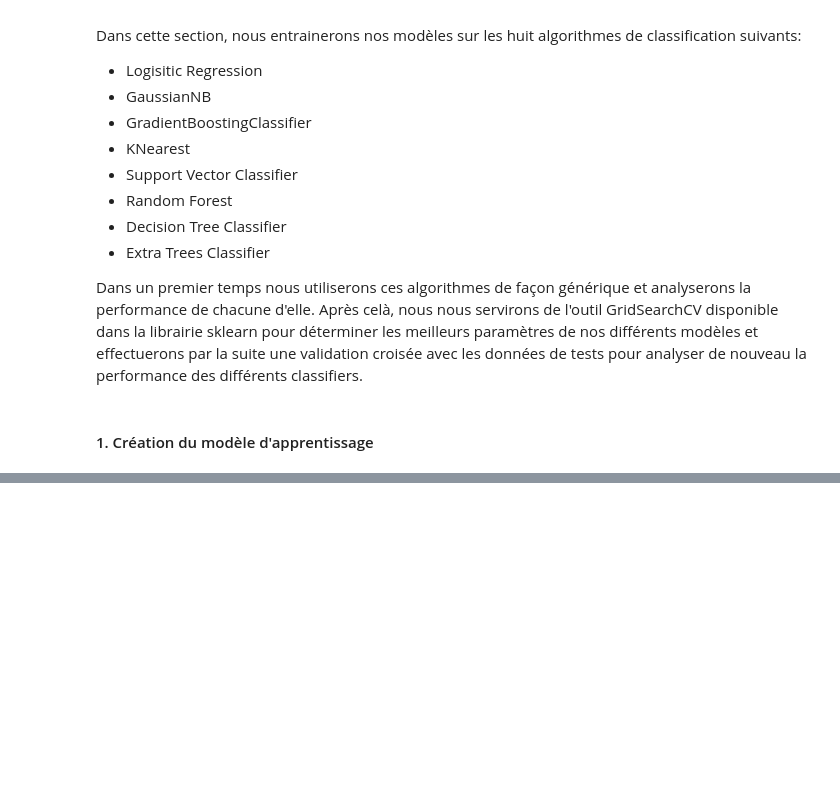
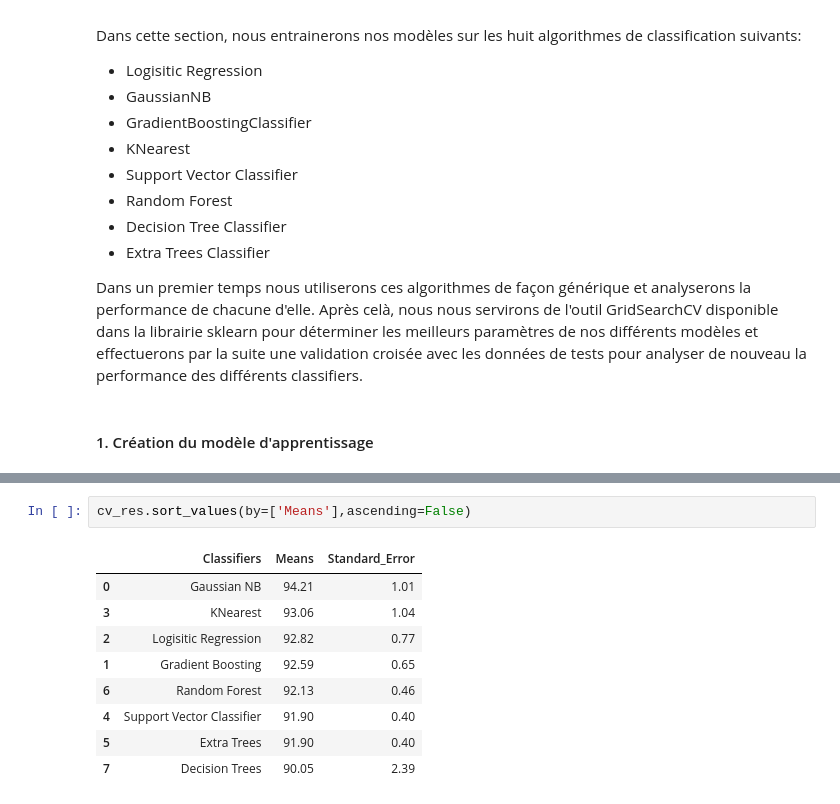
Before and after one commit to karidioulah/Climate-Model-Simulation-Crashes-Prediction, a Jupyter notebook: prediction_simulation_crashes.ipynb, the cells around one changed output, grey strips where cells are left out. Cells and saved outputs as stored; diff of their text form; blank space fills up the shorter version.

```diff
--- a/prediction_simulation_crashes.ipynb
+++ b/prediction_simulation_crashes.ipynb
@@ -293,0 +357,12 @@ Dans un premier temps nous utiliserons ces algorithmes de façon générique et
+# %%
+cv_res.sort_values(by=['Means'],ascending=False)
+# %% [output]
+|  | Classifiers | Means | Standard_Error |
+| 0 | Gaussian NB | 94.21 | 1.01 |
+| 3 | KNearest | 93.06 | 1.04 |
+| 2 | Logisitic Regression | 92.82 | 0.77 |
+| 1 | Gradient Boosting | 92.59 | 0.65 |
+| 6 | Random Forest | 92.13 | 0.46 |
+| 4 | Support Vector Classifier | 91.90 | 0.40 |
+| 5 | Extra Trees | 91.90 | 0.40 |
+| 7 | Decision Trees | 90.05 | 2.39 |
```
Also changed, not shown: parts of 7 cells of this notebook.
